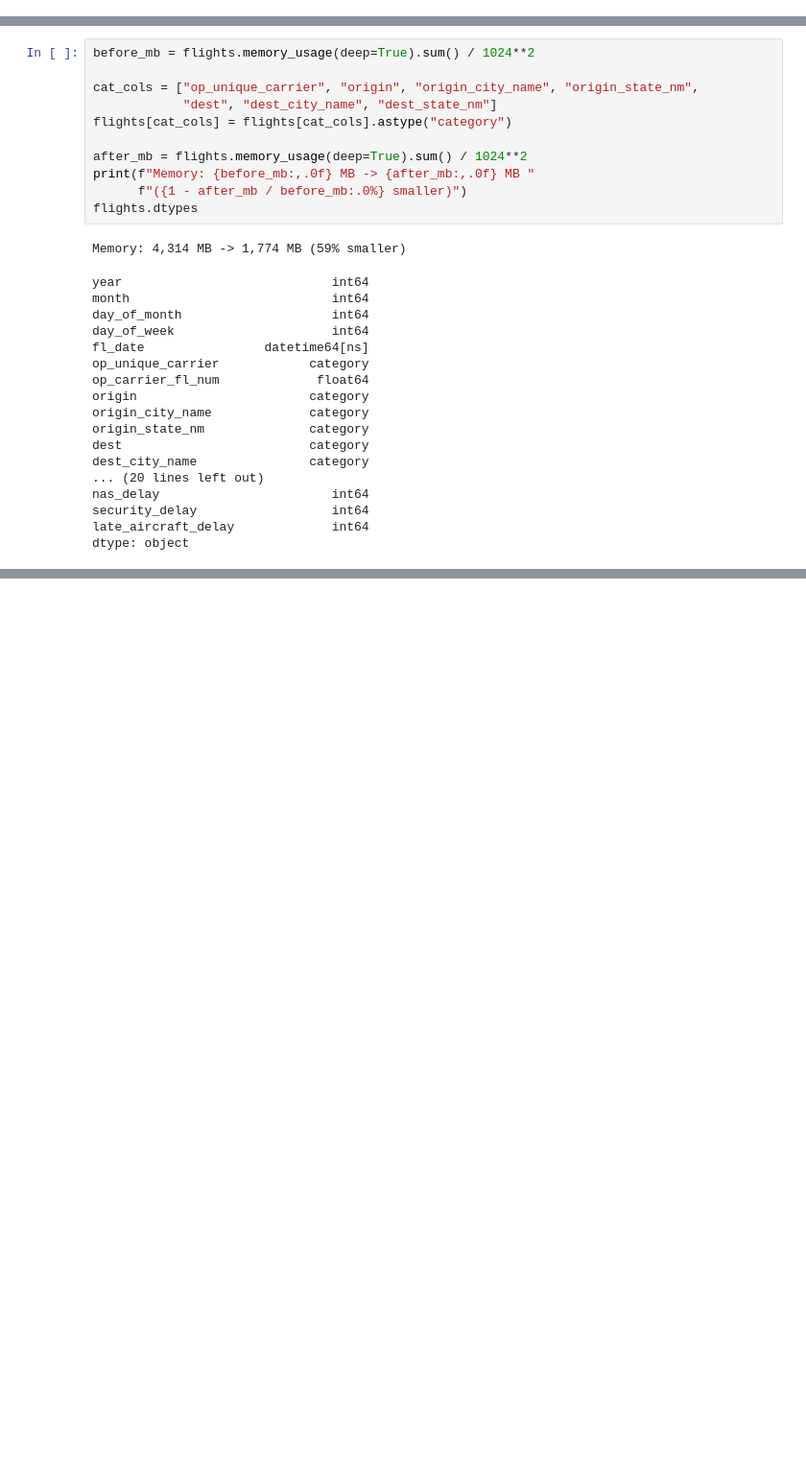
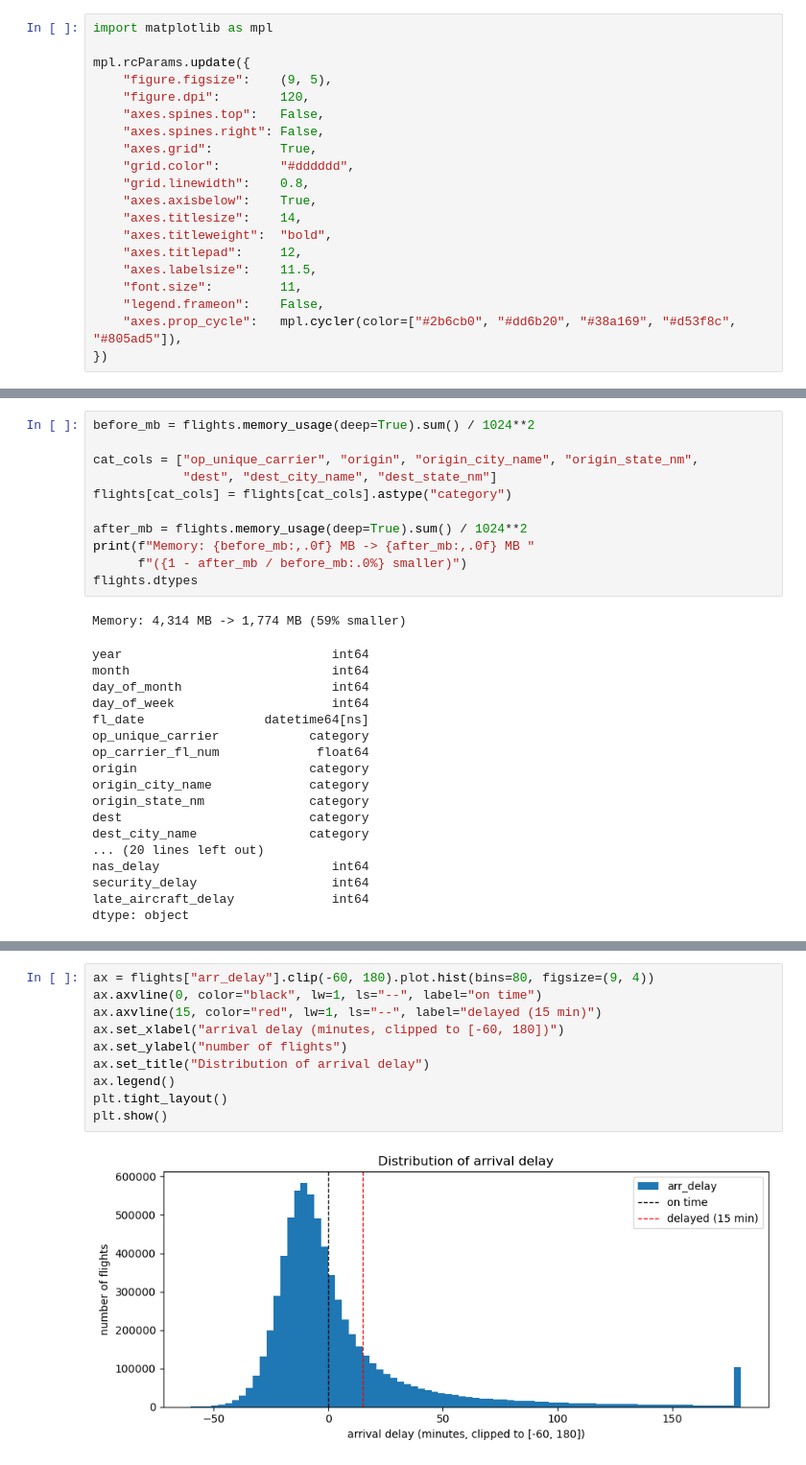
Before and after one commit to AdelinChaushev/Flight-Delay, a Jupyter notebook: notebooks/Eda.ipynb, the cells around one changed output, grey strips where cells are left out. Shown at 96% size. Drawn from its saved outputs; the diff is of its cells as text; blank space fills up the shorter version.

```diff
--- a/notebooks/Eda.ipynb
+++ b/notebooks/Eda.ipynb
@@ -4,6 +4,26 @@
 import numpy as np
 import pandas as pd
 import matplotlib.pyplot as plt
+# %%
+import matplotlib as mpl
+
+mpl.rcParams.update({
+    "figure.figsize":    (9, 5),
+    "figure.dpi":        120,
+    "axes.spines.top":   False,
+    "axes.spines.right": False,
+    "axes.grid":         True,
+    "grid.color":        "#dddddd",
+    "grid.linewidth":    0.8,
+    "axes.axisbelow":    True,
+    "axes.titlesize":    14,
+    "axes.titleweight":  "bold",
+    "axes.titlepad":     12,
+    "axes.labelsize":    11.5,
+    "font.size":         11,
+    "legend.frameon":    False,
+    "axes.prop_cycle":   mpl.cycler(color=["#2b6cb0", "#dd6b20", "#38a169", "#d53f8c", "#805ad5"]),
+})
 # %% [markdown]
 # Flight Delay EDA
 
@@ -278,0 +326,12 @@ dtype: object
+# %%
+ax = flights["arr_delay"].clip(-60, 180).plot.hist(bins=80, figsize=(9, 4))
+ax.axvline(0, color="black", lw=1, ls="--", label="on time")
+ax.axvline(15, color="red", lw=1, ls="--", label="delayed (15 min)")
+ax.set_xlabel("arrival delay (minutes, clipped to [-60, 180])")
+ax.set_ylabel("number of flights")
+ax.set_title("Distribution of arrival delay")
+ax.legend()
+plt.tight_layout()
+plt.show()
+# %% [output]
+[figure, added]
```
Also changed, not shown: parts of 34 cells of this notebook.
